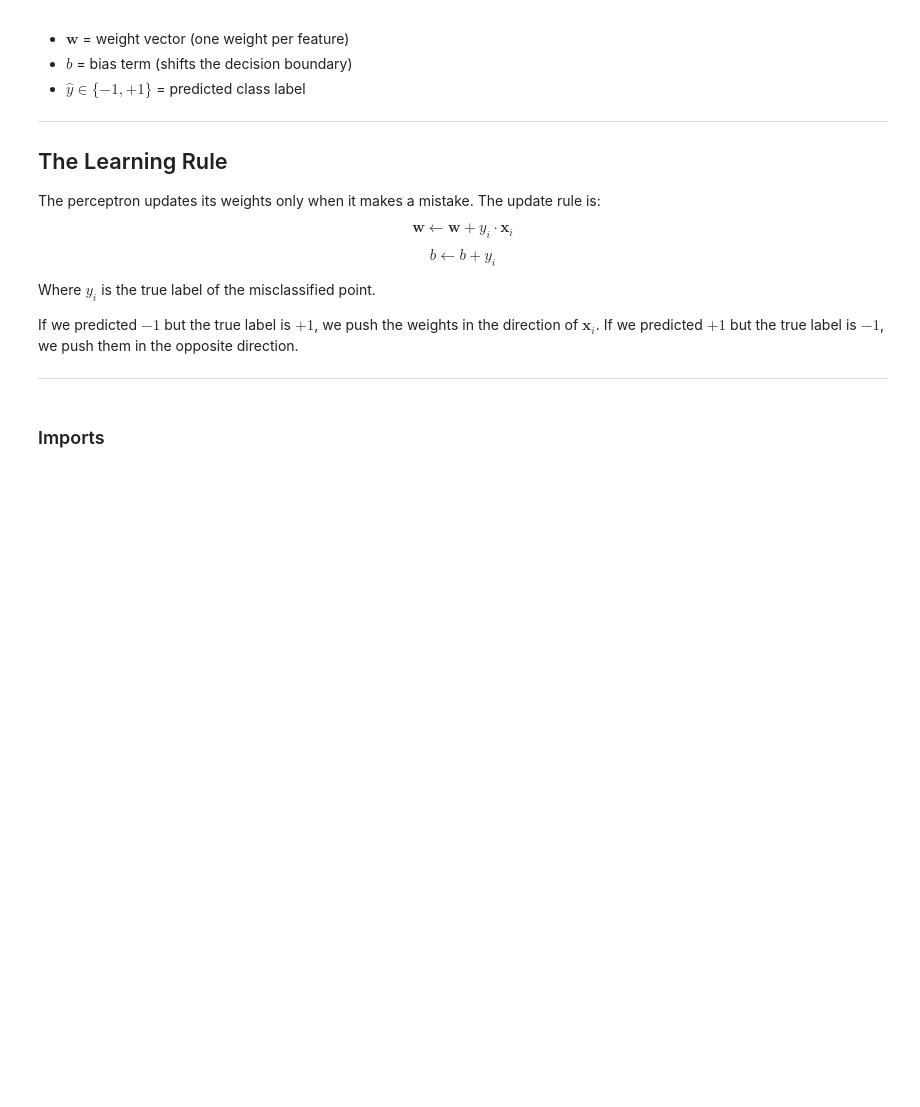
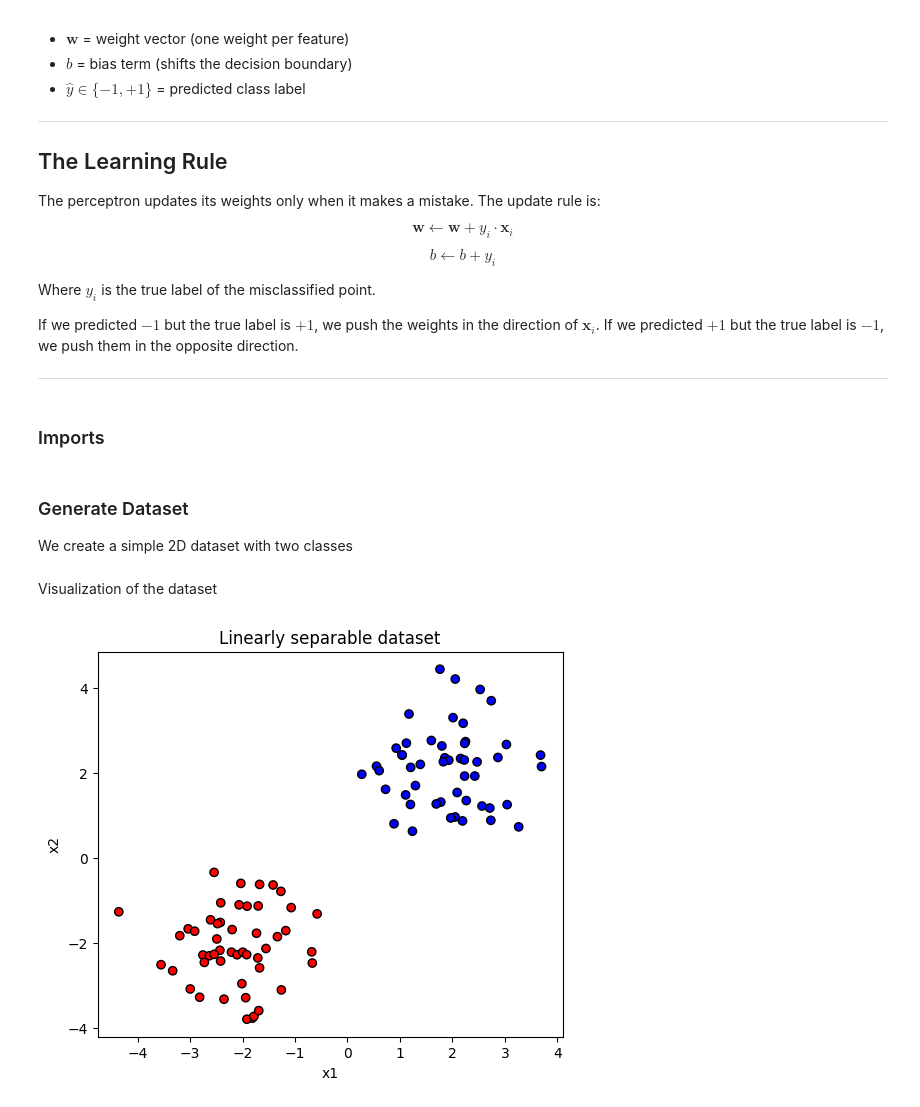
Before and after one commit to Pakloti/Perceptron, a Jupyter notebook: Perceptron.ipynb, the cells around one changed output. Drawn from its saved outputs; the diff is of its cells as text; code cells hidden in the pictures; blank space fills up the shorter version.

Commit message:
Generate Dataset

```diff
--- a/Perceptron.ipynb
+++ b/Perceptron.ipynb
@@ -52,3 +52,29 @@ from sklearn.metrics import accuracy_score
 
 # This makes the random results repeatable every time we run the notebook
 np.random.seed(42)
+# %% [markdown]
+### Generate Dataset
+
+We create a simple 2D dataset with two classes
+# %%
+X, y_raw = make_blobs(
+    n_samples=100,
+    centers=[(-2, -2), (2, 2)],
+    cluster_std=0.9,
+    random_state=42
+)
+
+y = np.where(y_raw == 0, -1, 1)
+# %% [markdown]
+Visualization of the dataset
+# %%
+colors = ['red' if label == -1 else 'blue' for label in y]
+
+plt.figure(figsize=(6, 5))
+plt.scatter(X[:, 0], X[:, 1], c=colors, edgecolor='k')
+plt.title('Linearly separable dataset')
+plt.xlabel('x1')
+plt.ylabel('x2')
+plt.show()
+# %% [output]
+[figure, added]
```
